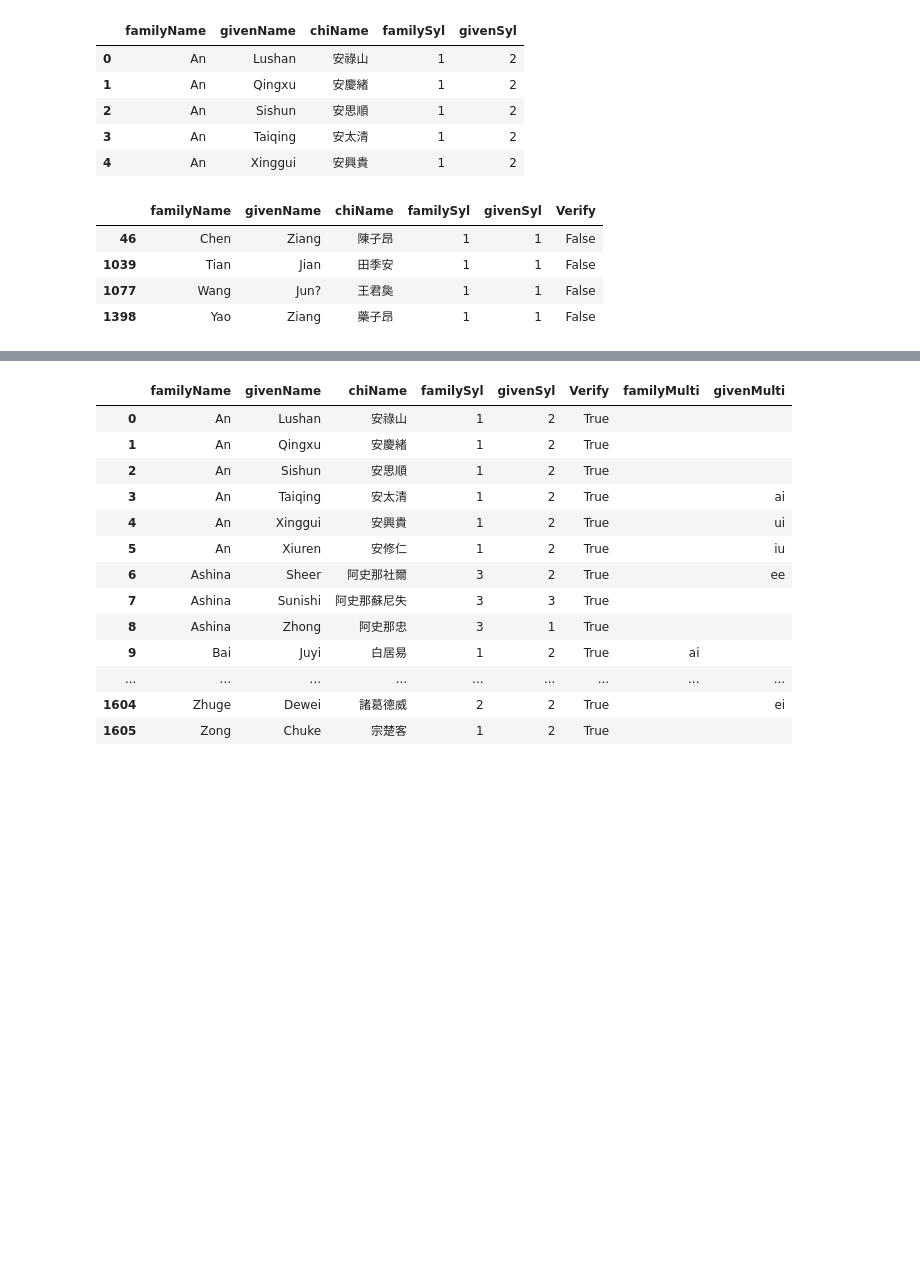
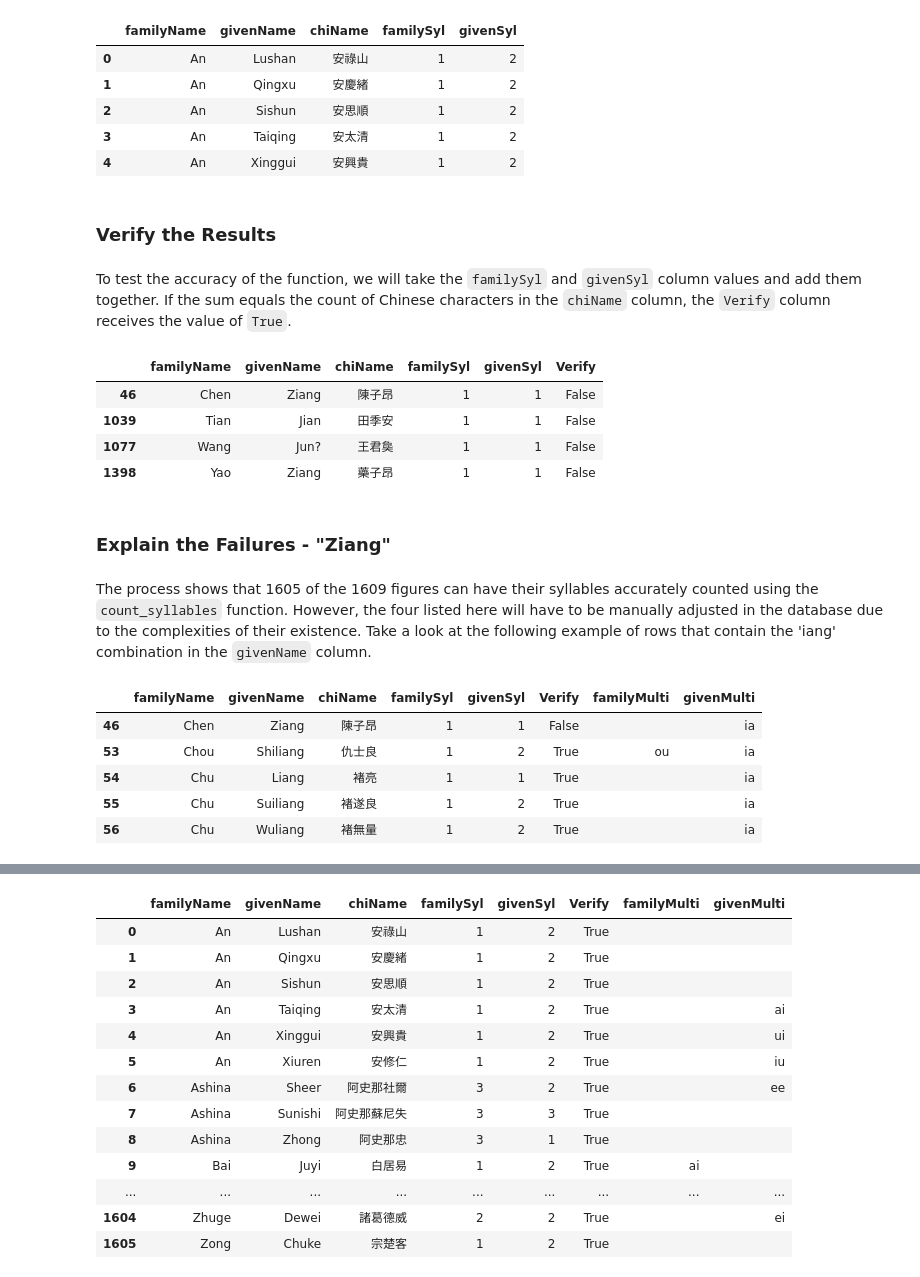
Before and after one commit to JHGFD82/THD-PinyinSyllableCounter, a Jupyter notebook: Name Syllable Challenge.ipynb, the cells around one changed output, grey strips where cells are left out. Saved outputs shown, nothing was run; the diff lists cells and outputs as text; code cells hidden in the pictures; blank space fills up the shorter version.

```diff
--- a/Name Syllable Challenge.ipynb
+++ b/Name Syllable Challenge.ipynb
@@ -113,6 +125,10 @@ syllableTest.head()
 | 2 | An | Sishun | 安思順 | 1 | 2 |
 | 3 | An | Taiqing | 安太清 | 1 | 2 |
 | 4 | An | Xinggui | 安興貴 | 1 | 2 |
+# %% [markdown]
+### Verify the Results
+# %% [markdown]
+To test the accuracy of the function, we will take the `familySyl` and `givenSyl` column values and add them together. If the sum equals the count of Chinese characters in the `chiName` column, the `Verify` column receives the value of `True`.
 # %%
 syllableTest['Verify'] = ( syllableTest['familySyl']
                           + syllableTest['givenSyl']
@@ -125,3 +141,16 @@ syllableTest.loc[syllableTest['Verify'] == False]
 | 1039 | Tian | Jian | 田季安 | 1 | 1 | False |
 | 1077 | Wang | Jun? | 王君㚟 | 1 | 1 | False |
 | 1398 | Yao | Ziang | 藥子昂 | 1 | 1 | False |
+# %% [markdown]
+### Explain the Failures - "Ziang"
+# %% [markdown]
+The process shows that 1605 of the 1609 figures can have their syllables accurately counted using the `count_syllables` function. However, the four listed here will have to be manually adjusted in the database due to the complexities of their existence. Take a look at the following example of rows that contain the 'iang' combination in the `givenName` column.
+# %%
+syllableTest.loc[syllableTest['givenName'].str.contains('iang')].head()
+# %% [output]
+|  | familyName | givenName | chiName | familySyl | givenSyl | Verify | familyMulti | givenMulti |
+| 46 | Chen | Ziang | 陳子昂 | 1 | 1 | False |  | ia |
+| 53 | Chou | Shiliang | 仇士良 | 1 | 2 | True | ou | ia |
+| 54 | Chu | Liang | 褚亮 | 1 | 1 | True |  | ia |
+| 55 | Chu | Suiliang | 褚遂良 | 1 | 2 | True |  | ia |
+| 56 | Chu | Wuliang | 褚無量 | 1 | 2 | True |  | ia |
```
Also changed, not shown: parts of 14 cells of this notebook.
